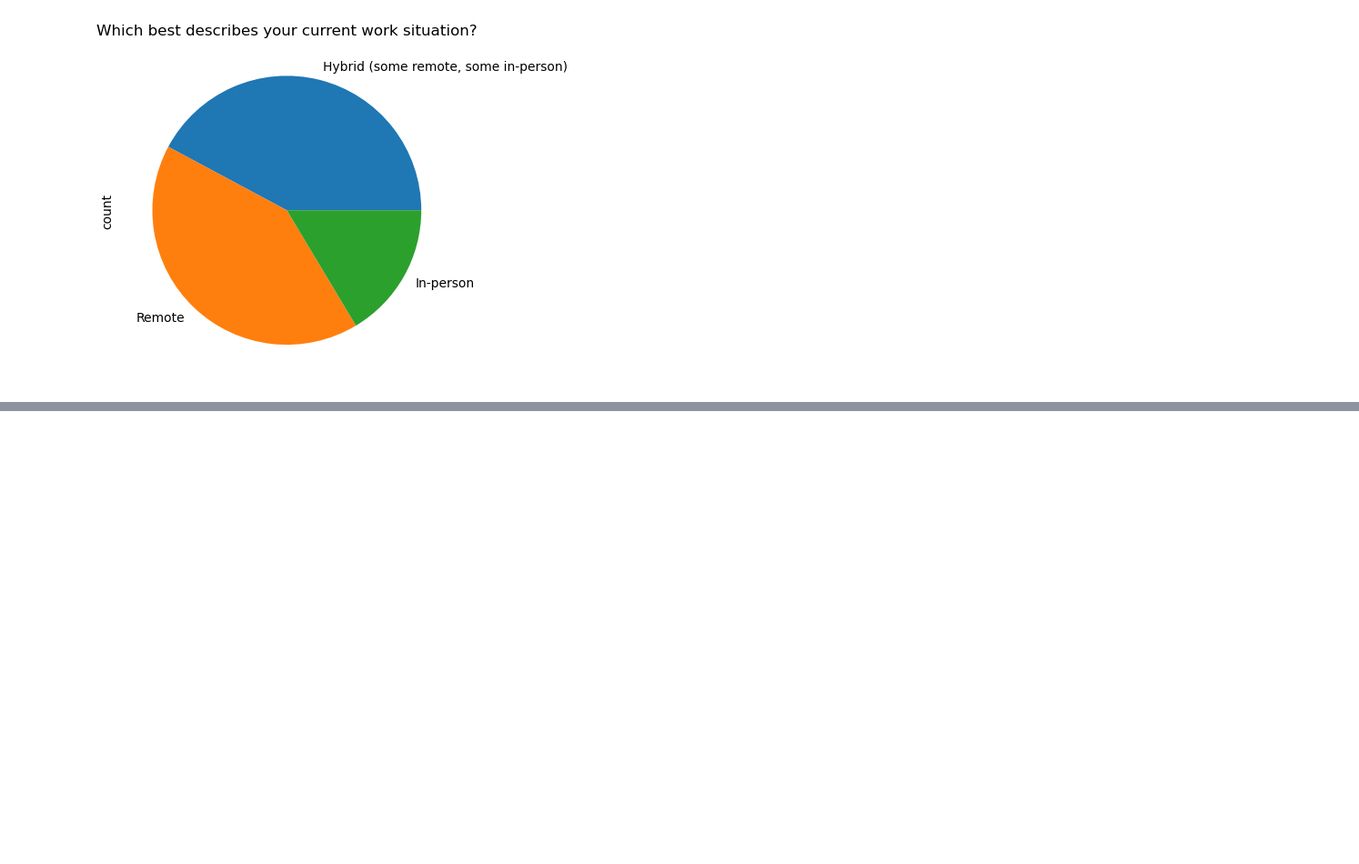
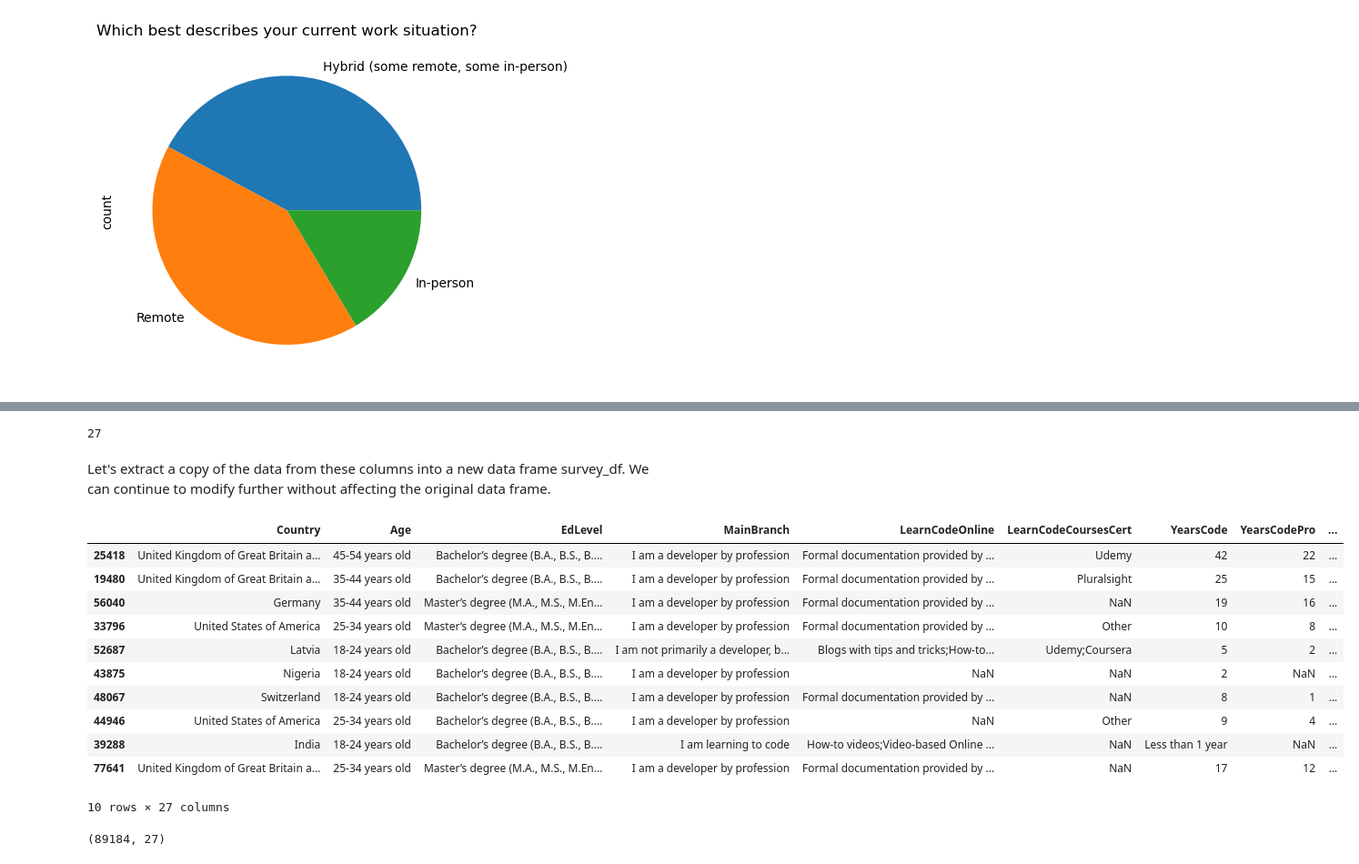
Before and after one commit to WebDevCaptain/so-dev-survey-2023-analysis, a Jupyter notebook: so-insights.ipynb, the cells around one changed output, grey strips where cells are left out. Shown: that part at 91% size. Cells and saved outputs as stored; diff of their text form; code cells hidden in the pictures; blank space fills up the shorter version.

```diff
--- a/so-insights.ipynb
+++ b/so-insights.ipynb
@@ -209,0 +246,67 @@ survey_responses_raw['RemoteWork'].value_counts(dropna=True).plot(kind='pie', ti
+# %%
+selected_columns = [
+    # Demographics
+    'Country',
+    'Age',
+    'EdLevel',
+    'MainBranch',
+
+    # Programming experience
+    'LearnCodeOnline',
+    'LearnCodeCoursesCert',
+    'YearsCode',
+    'YearsCodePro',
+    'LanguageHaveWorkedWith',
+    'LanguageWantToWorkWith',
+
+    # Employment
+    'Employment',
+    'DevType',
+    'WorkExp',
+    # 'CompTotal',
+
+    # AI
+    'AISearchHaveWorkedWith',
+    'AISearchWantToWorkWith',
+    'AISelect',
+    'AISent',
+    'AIAcc',
+    'AIBen',
+    'AIToolInterested in Using',
+    'AIToolCurrently Using',
+    'AIToolNot interested in Using',
+    'AINextVery different',
+    'AINextNeither different nor similar',
+    'AINextSomewhat similar',
+    'AINextVery similar',
+    'AINextSomewhat different'
+]
+
+len(selected_columns)
+# %% [output]
+27
+# %% [markdown]
+Let's extract a copy of the data from these columns into a new data frame survey_df. We can continue to modify further without affecting the original data frame.
+# %%
+survey_df = survey_responses_raw[selected_columns].copy()
+# %%
+survey_df.sample(10)
+# %% [output]
+|  | Country | Age | EdLevel | MainBranch | LearnCodeOnline | LearnCodeCoursesCert | YearsCode | YearsCodePro | ... |
+| 25418 | United Kingdom of Great Britain a... | 45-54 years old | Bachelor’s degree (B.A., B.S., B.... | I am a developer by profession | Formal documentation provided by ... | Udemy | 42 | 22 | ... |
+| 19480 | United Kingdom of Great Britain a... | 35-44 years old | Bachelor’s degree (B.A., B.S., B.... | I am a developer by profession | Formal documentation provided by ... | Pluralsight | 25 | 15 | ... |
+| 56040 | Germany | 35-44 years old | Master’s degree (M.A., M.S., M.En... | I am a developer by profession | Formal documentation provided by ... | NaN | 19 | 16 | ... |
+| 33796 | United States of America | 25-34 years old | Master’s degree (M.A., M.S., M.En... | I am a developer by profession | Formal documentation provided by ... | Other | 10 | 8 | ... |
+| 52687 | Latvia | 18-24 years old | Bachelor’s degree (B.A., B.S., B.... | I am not primarily a developer, b... | Blogs with tips and tricks;How-to... | Udemy;Coursera | 5 | 2 | ... |
+| 43875 | Nigeria | 18-24 years old | Bachelor’s degree (B.A., B.S., B.... | I am a developer by profession | NaN | NaN | 2 | NaN | ... |
+| 48067 | Switzerland | 18-24 years old | Bachelor’s degree (B.A., B.S., B.... | I am a developer by profession | Formal documentation provided by ... | NaN | 8 | 1 | ... |
+| 44946 | United States of America | 25-34 years old | Bachelor’s degree (B.A., B.S., B.... | I am a developer by profession | NaN | Other | 9 | 4 | ... |
+| 39288 | India | 18-24 years old | Bachelor’s degree (B.A., B.S., B.... | I am learning to code | How-to videos;Video-based Online ... | NaN | Less than 1 year | NaN | ... |
+| 77641 | United Kingdom of Great Britain a... | 25-34 years old | Master’s degree (M.A., M.S., M.En... | I am a developer by profession | Formal documentation provided by ... | NaN | 17 | 12 | ... |
+10 rows × 27 columns
+# %%
+# (no. of responses, selected questions)
+
+survey_df.shape
+# %% [output]
+(89184, 27)
```
Also changed, not shown: parts of 17 cells of this notebook.
